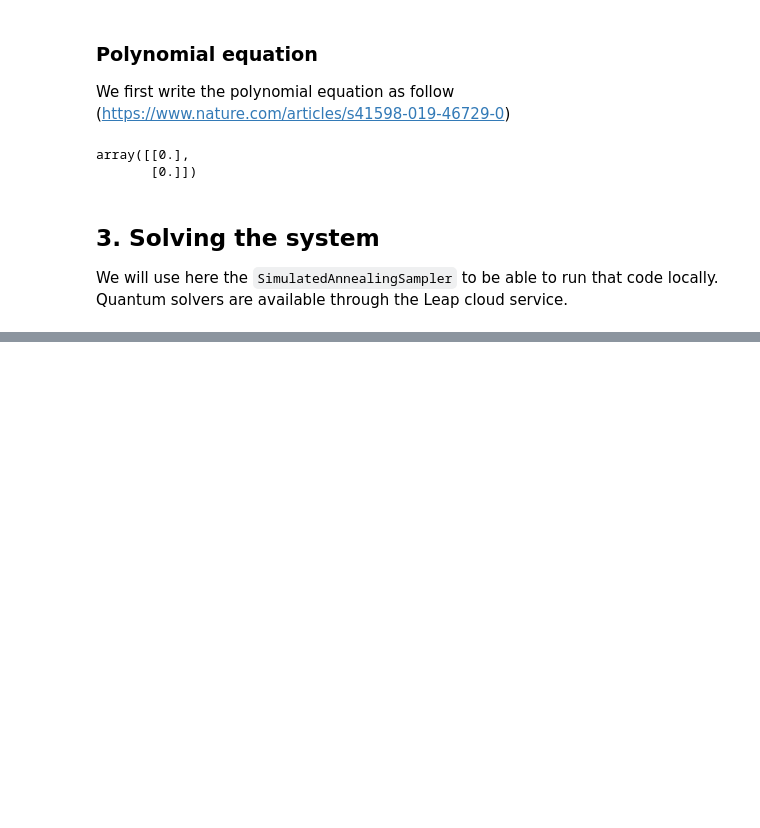
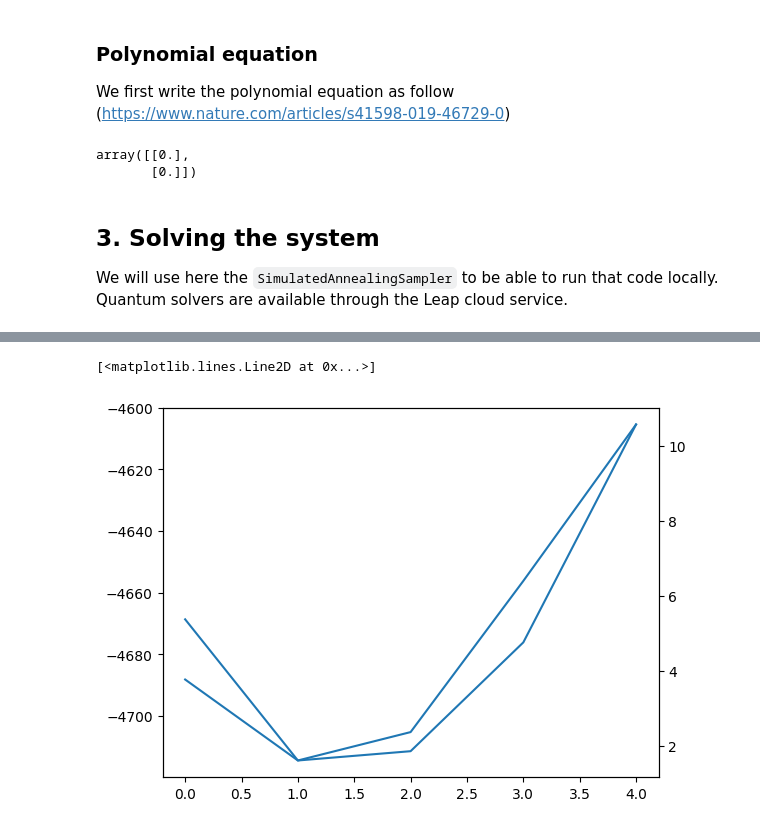
Before and after one commit to QuantumApplicationLab/qubops, a Jupyter notebook: example/qubo_poly_landscape.ipynb, the cells around one changed output, grey strips where cells are left out. Cells and saved outputs as stored; diff of their text form; code cells hidden in the pictures; blank space fills up the shorter version.

```diff
--- a/example/qubo_poly_landscape.ipynb
+++ b/example/qubo_poly_landscape.ipynb
@@ -160,3 +220,12 @@ np.linalg.norm(nlfunc(data_sol[0]))
+# %%
+fig, ax1 = plt.subplots()
+ax2 = ax1.twinx()
+idx = 18
+ax1.plot(energies[10:15,18])
+ax2.plot(residues[10:15, 18])
+# %% [output]
+[<matplotlib.lines.Line2D at 0x...>]
+[figure, added]
 # %%
 ref_sol = [2, 3]
 trial_sol = [5.16, 1.33]
```
Also changed, not shown: parts of 14 cells of this notebook, 2 other files.
